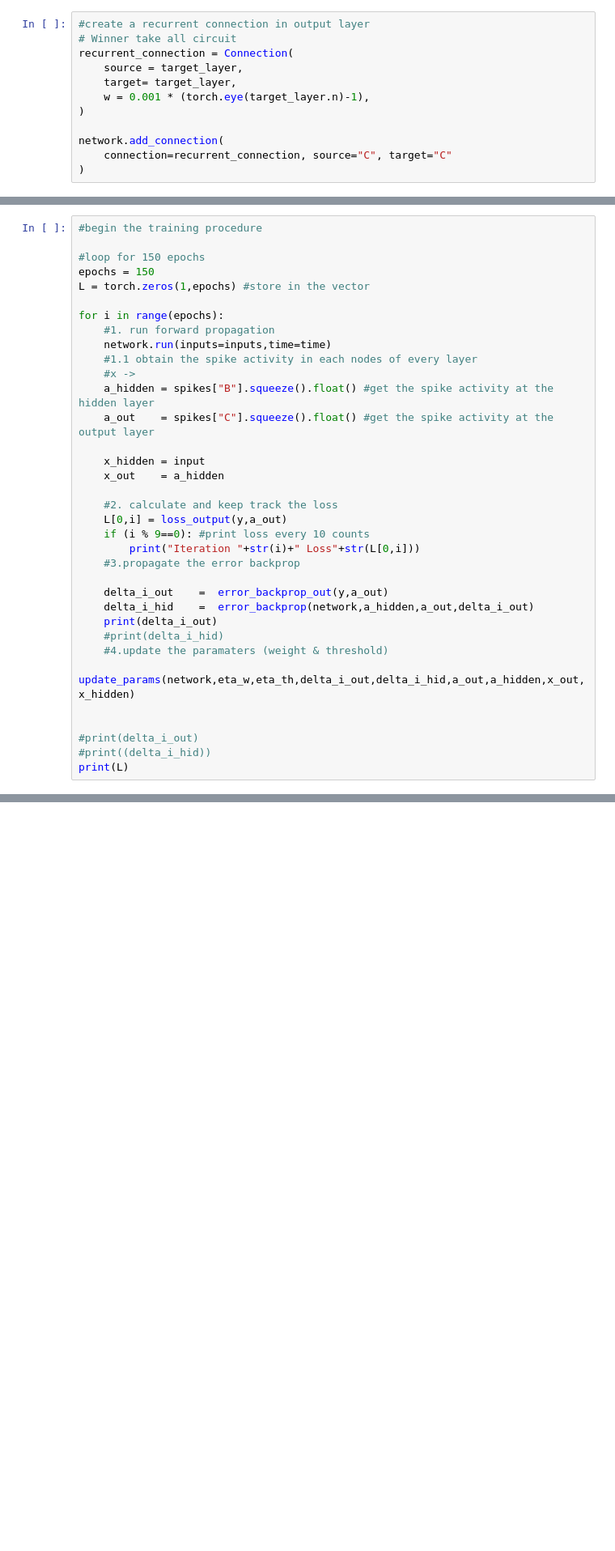
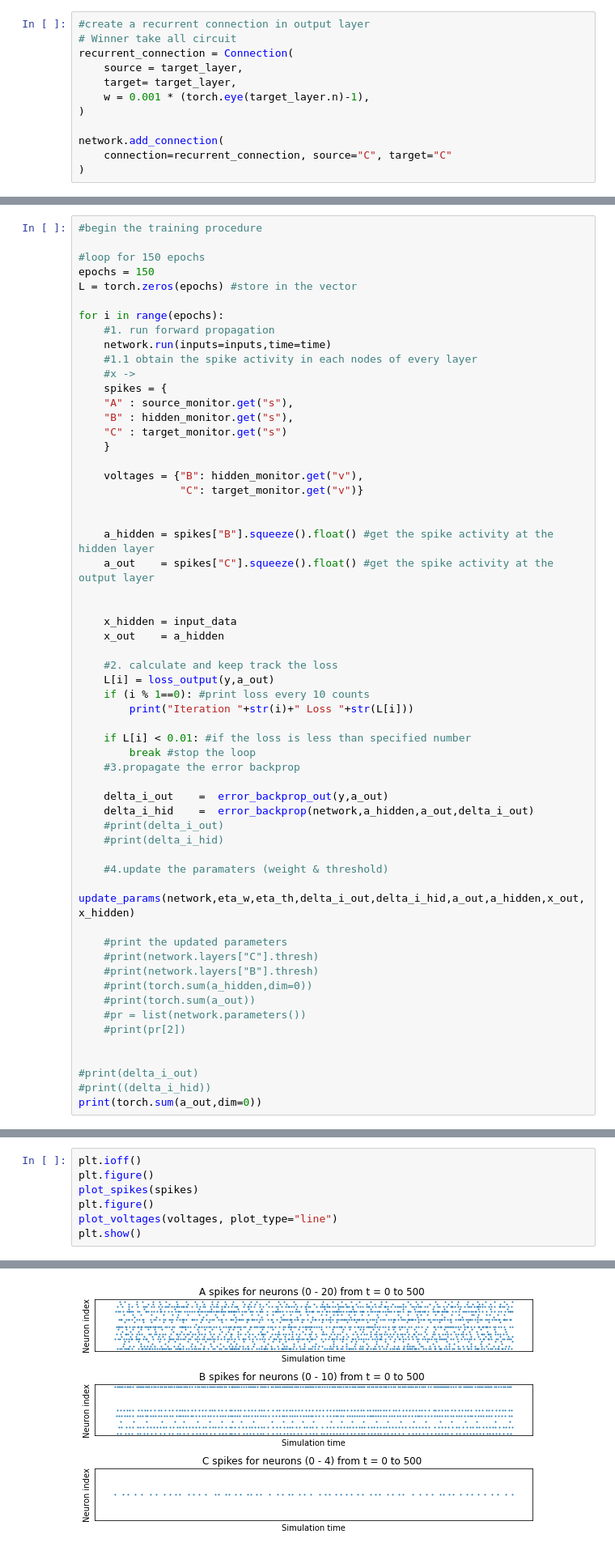
Before and after one commit to aravsi77/spiking_neural_network_thesis, a Jupyter notebook: test_bindsnet_simulation.ipynb, the cells around one changed output, grey strips where cells are left out. Shown at 81% size. Drawn from its saved outputs; the diff is of its cells as text; blank space fills up the shorter version.

```diff
--- a/test_bindsnet_simulation.ipynb
+++ b/test_bindsnet_simulation.ipynb
@@ -282,34 +338,57 @@ plt.show()
 
 #loop for 150 epochs
 epochs = 150
-L = torch.zeros(1,epochs) #store in the vector
+L = torch.zeros(epochs) #store in the vector
 
 for i in range(epochs):
     #1. run forward propagation
     network.run(inputs=inputs,time=time)
     #1.1 obtain the spike activity in each nodes of every layer
     #x ->
+    spikes = {
+    "A" : source_monitor.get("s"),
+    "B" : hidden_monitor.get("s"),
+    "C" : target_monitor.get("s")
+    }
+
+    voltages = {"B": hidden_monitor.get("v"),
+                "C": target_monitor.get("v")}
+
+
     a_hidden = spikes["B"].squeeze().float() #get the spike activity at the hidden layer
     a_out    = spikes["C"].squeeze().float() #get the spike activity at the output layer
 
-    x_hidden = input
+
+    x_hidden = input_data
     x_out    = a_hidden
 
     #2. calculate and keep track the loss
-    L[0,i] = loss_output(y,a_out)
-    if (i % 9==0): #print loss every 10 counts
-        print("Iteration "+str(i)+" Loss"+str(L[0,i]))
+    L[i] = loss_output(y,a_out)
+    if (i % 1==0): #print loss every 10 counts
+        print("Iteration "+str(i)+" Loss "+str(L[i]))
+
+    if L[i] < 0.01: #if the loss is less than specified number
+        break #stop the loop
     #3.propagate the error backprop
 
     delta_i_out    =  error_backprop_out(y,a_out)
     delta_i_hid    =  error_backprop(network,a_hidden,a_out,delta_i_out)
-    print(delta_i_out)
+    #print(delta_i_out)
     #print(delta_i_hid)
+
     #4.update the paramaters (weight & threshold)
     update_params(network,eta_w,eta_th,delta_i_out,delta_i_hid,a_out,a_hidden,x_out,x_hidden)
+
+    #print the updated parameters
+    #print(network.layers["C"].thresh)
+    #print(network.layers["B"].thresh)
+    #print(torch.sum(a_hidden,dim=0))
+    #print(torch.sum(a_out))
+    #pr = list(network.parameters())
+    #print(pr[2])
 
 
 #print(delta_i_out)
 #print((delta_i_hid))
-print(L)
+print(torch.sum(a_out,dim=0))
 # %% [output]
@@ -413,0 +401,8 @@ print(forward_connection.w)
+# %%
+plt.ioff()
+plt.figure()
+plot_spikes(spikes)
+plt.figure()
+plot_voltages(voltages, plot_type="line")
+plt.show()
+# %% [output]
@@ -413,0 +410 @@ print(forward_connection.w)
+[figure, added]
```
Also changed, not shown: parts of 14 cells of this notebook.
